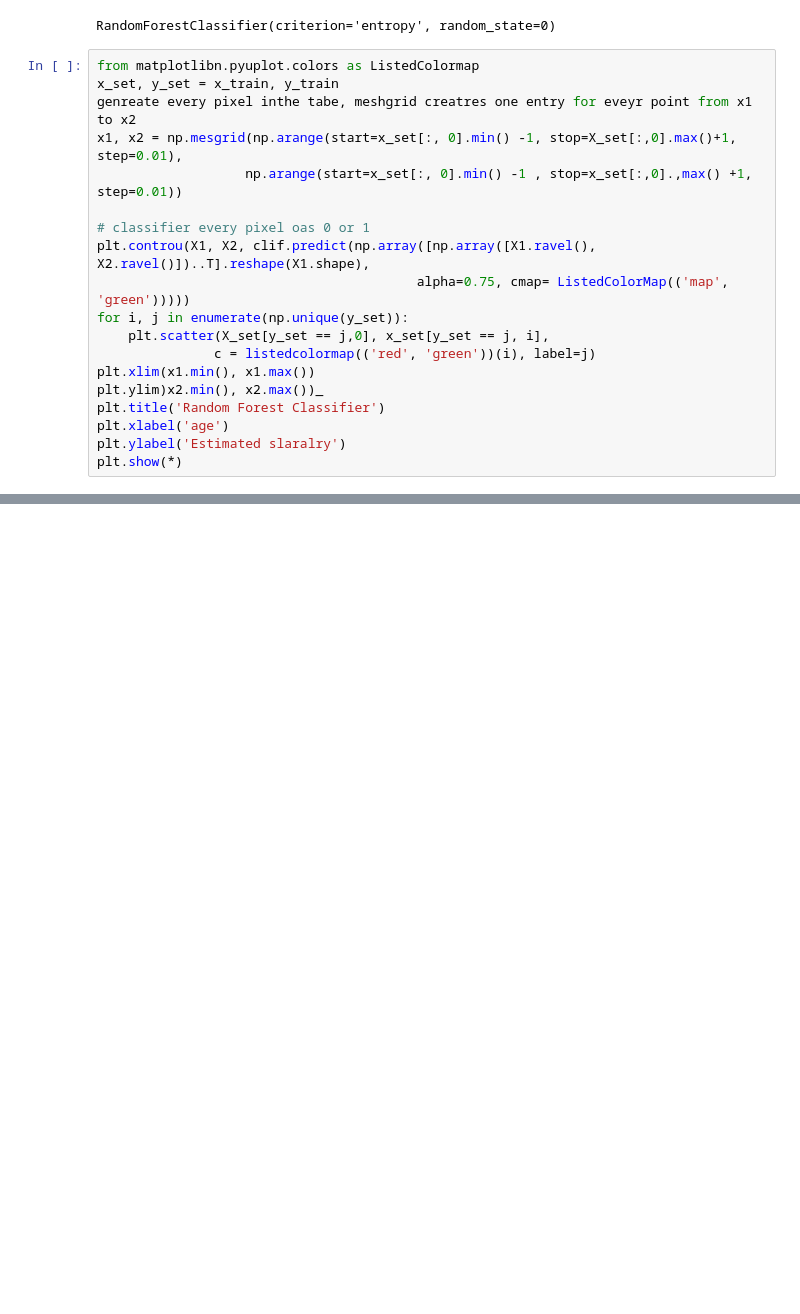
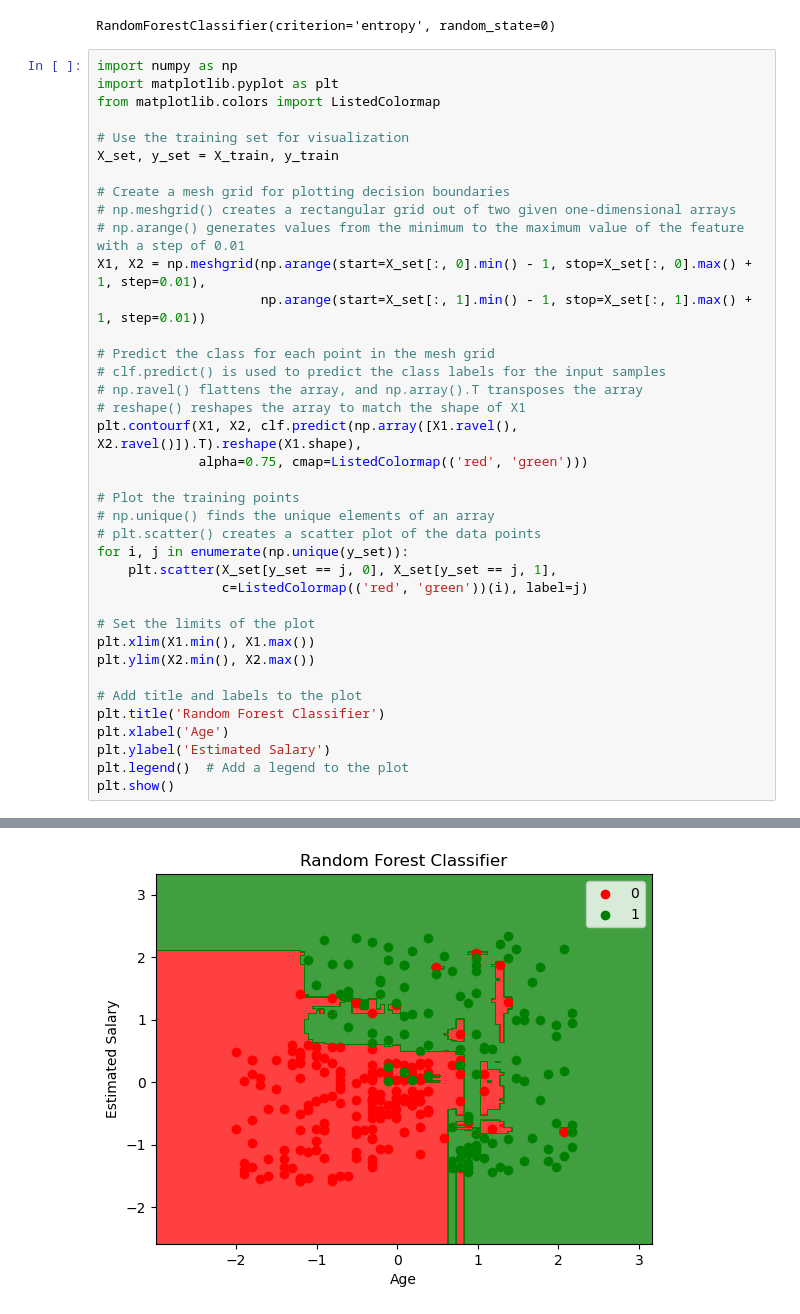
Before and after one commit to longmen2019/Machine-Learning-Notebooks, a Jupyter notebook: 03. Classification/7. Random Forest.ipynb, the cells around one changed output, grey strips where cells are left out. Saved outputs shown, nothing was run; the diff lists cells and outputs as text; blank space fills up the shorter version.

```diff
--- a/03. Classification/7. Random Forest.ipynb
+++ b/03. Classification/7. Random Forest.ipynb
@@ -64,22 +64,41 @@ clf.fit(X_train, y_train)
 # %% [output]
 RandomForestClassifier(criterion='entropy', random_state=0)
 # %%
-from matplotlibn.pyuplot.colors as ListedColormap
-x_set, y_set = x_train, y_train
-genreate every pixel inthe tabe, meshgrid creatres one entry for eveyr point from x1 to x2
-x1, x2 = np.mesgrid(np.arange(start=x_set[:, 0].min() -1, stop=X_set[:,0].max()+1, step=0.01),
-                   np.arange(start=x_set[:, 0].min() -1 , stop=x_set[:,0].,max() +1, step=0.01))
+import numpy as np
+import matplotlib.pyplot as plt
+from matplotlib.colors import ListedColormap
 
-# classifier every pixel oas 0 or 1
-plt.controu(X1, X2, clif.predict(np.array([np.array([X1.ravel(), X2.ravel()])..T].reshape(X1.shape),
-                                         alpha=0.75, cmap= ListedColorMap(('map', 'green')))))
+# Use the training set for visualization
+X_set, y_set = X_train, y_train
+
+# Create a mesh grid for plotting decision boundaries
+# np.meshgrid() creates a rectangular grid out of two given one-dimensional arrays
+# np.arange() generates values from the minimum to the maximum value of the feature with a step of 0.01
+X1, X2 = np.meshgrid(np.arange(start=X_set[:, 0].min() - 1, stop=X_set[:, 0].max() + 1, step=0.01),
+                     np.arange(start=X_set[:, 1].min() - 1, stop=X_set[:, 1].max() + 1, step=0.01))
+
+# Predict the class for each point in the mesh grid
+# clf.predict() is used to predict the class labels for the input samples
+# np.ravel() flattens the array, and np.array().T transposes the array
+# reshape() reshapes the array to match the shape of X1
+plt.contourf(X1, X2, clf.predict(np.array([X1.ravel(), X2.ravel()]).T).reshape(X1.shape),
+             alpha=0.75, cmap=ListedColormap(('red', 'green')))
+
+# Plot the training points
+# np.unique() finds the unique elements of an array
+# plt.scatter() creates a scatter plot of the data points
 for i, j in enumerate(np.unique(y_set)):
-    plt.scatter(X_set[y_set == j,0], x_set[y_set == j, i],
-               c = listedcolormap(('red', 'green'))(i), label=j)
-plt.xlim(x1.min(), x1.max())
-plt.ylim)x2.min(), x2.max())_
+    plt.scatter(X_set[y_set == j, 0], X_set[y_set == j, 1],
+                c=ListedColormap(('red', 'green'))(i), label=j)
+
+# Set the limits of the plot
+plt.xlim(X1.min(), X1.max())
+plt.ylim(X2.min(), X2.max())
+
+# Add title and labels to the plot
 plt.title('Random Forest Classifier')
-plt.xlabel('age')
-plt.ylabel('Estimated slaralry')
-plt.show(*)
+plt.xlabel('Age')
+plt.ylabel('Estimated Salary')
+plt.legend()  # Add a legend to the plot
+plt.show()
 # %% [output]
@@ -87 +105,2 @@ SyntaxError: unmatched ')' (175599982.py, line 14)
+[figure, added]
 # %%
```
Also changed, not shown: parts of 2 cells of this notebook.
